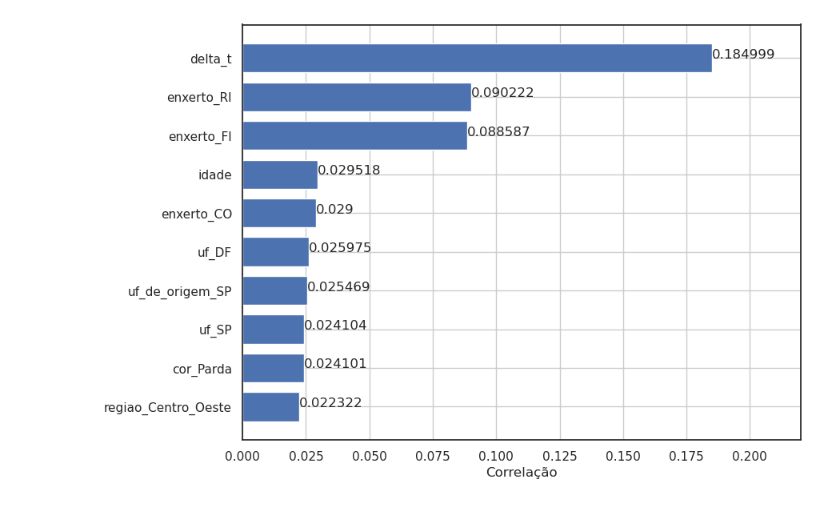
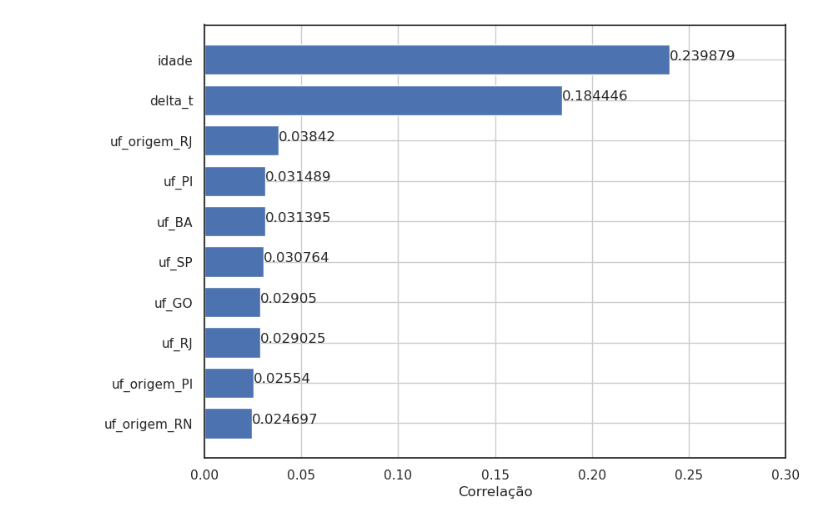
Before and after one commit to Esterci/SNT_table_study, a Jupyter notebook: machine_learning/pre_processamento.ipynb, the cells around one changed output. Drawn from its saved outputs; the diff is of its cells as text; code cells hidden in the pictures.

```diff
--- a/machine_learning/pre_processamento.ipynb
+++ b/machine_learning/pre_processamento.ipynb
@@ -201,51 +163,51 @@ fig = plt.figure(figsize=[k * 12, k * 9])
 
 # Example data
 people = (
+    "idade",
     "delta_t",
-    "enxerto_RI",
-    "enxerto_FI",
-    "idade",
-    "enxerto_CO",
-    "uf_DF",
-    "uf_de_origem_SP",
+    "uf_origem_RJ",
+    "uf_PI",
+    "uf_BA",
     "uf_SP",
-    "cor_Parda",
-    "regiao_Centro_Oeste",
+    "uf_GO",
+    "uf_RJ",
+    "uf_origem_PI",
+    "uf_origem_RN",
 )
 y_pos = np.arange(len(people))
 performance = [
-    0.184999,
-    0.090222,
-    0.088587,
-    0.029518,
-    0.029000,
-    0.025975,
-    0.025469,
-    0.024104,
-    0.024101,
-    0.022322,
+    0.239879,
+    0.184446,
+    0.038420,
+    0.031489,
+    0.031395,
+    0.030764,
+    0.029050,
+    0.029025,
+    0.025540,
+    0.024697,
 ]
 
 ax = fig.add_subplot(1, 1, 1)
 
 width = 0.75
 
 ax.barh(
     y_pos,
     performance,
     width,
     align="center",
 )
 
 for i, v in enumerate(performance):
     ax.text(v, i, str(v), fontsize=12)
 
 ax.set_yticks(y_pos, labels=people)
 ax.invert_yaxis()  # labels read top-to-bottom
 ax.set_xlabel("Correlação")
-ax.set_xlim(0, 0.22)
+ax.set_xlim(0, 0.3)
 ax.grid()
 
 plt.show()
 # %% [output]
-[figure, old version]
+[figure, new version]
```
Also changed, not shown: parts of 39 cells of this notebook, 11 other files.
